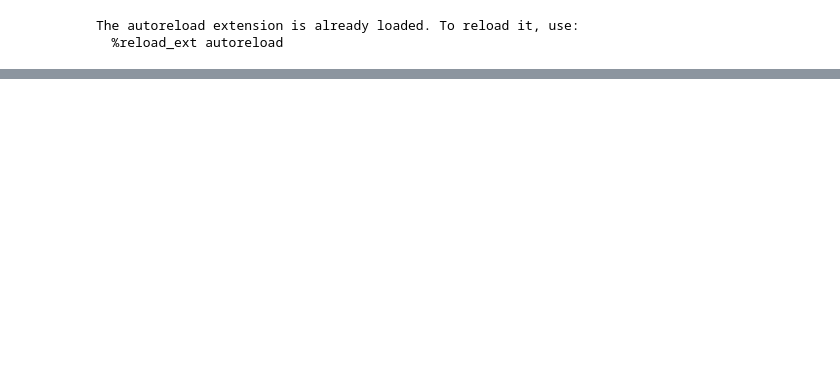
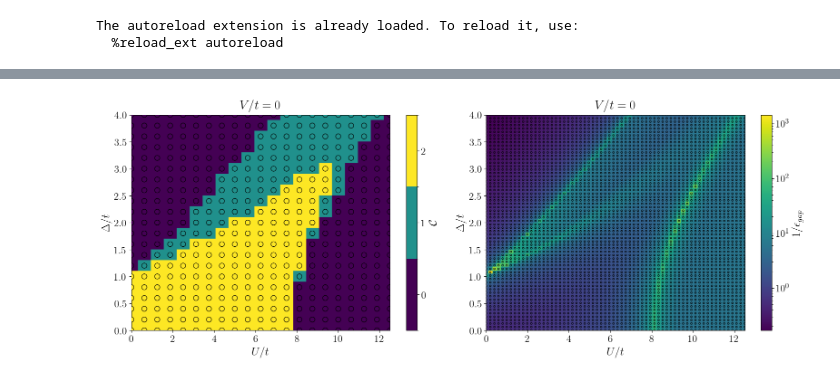
Before and after one commit to cctort/haldane, a Jupyter notebook: clean.ipynb, the cells around one changed output, grey strips where cells are left out. Saved outputs shown, nothing was run; the diff lists cells and outputs as text; code cells hidden in the pictures; blank space fills up the shorter version.

```diff
--- a/clean.ipynb
+++ b/clean.ipynb
@@ -45,0 +35,8 @@ No matching file found for config: {'NUM_SITES': 12, 'NUM_ELECTRONS': 12, 'N_UP'
+# %%
+fig_ax = plot_diagram('data/clean/', config_default, 'u', 'delta', 'v', 0.0,
+                      ['chern', 'gap'], [r'$\mathcal{C}$', r'$1/\epsilon_{gap}$'],
+                     r'$U/t$', r'$\Delta/t$', r'$V/t=0$', xlim=(0, 12.5), ylim=(0, 4), cmap='viridis')
+
+plt.show()
+# %% [output]
+[figure, added]
```
Also changed, not shown: parts of 6 cells of this notebook, 9 other files.
